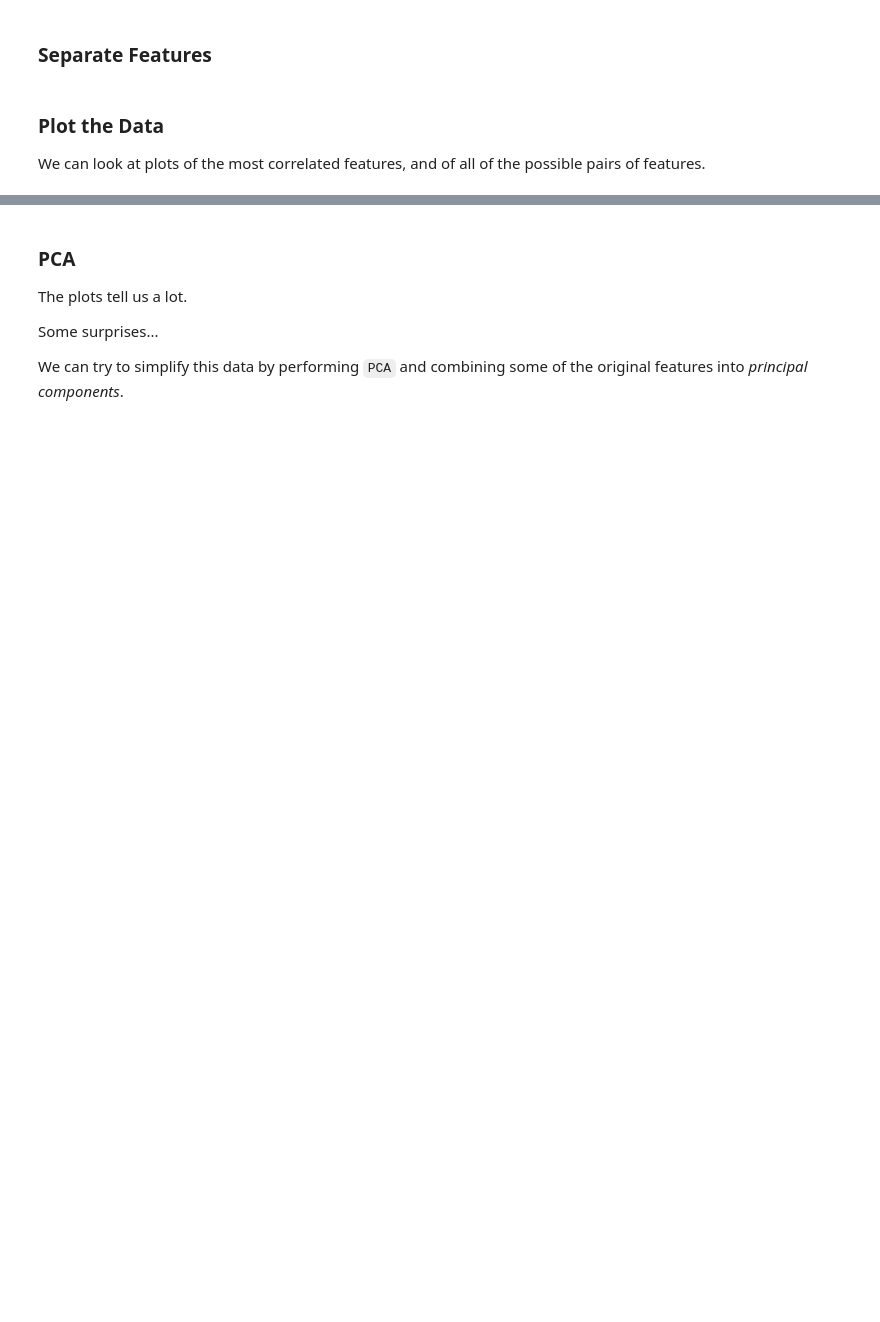
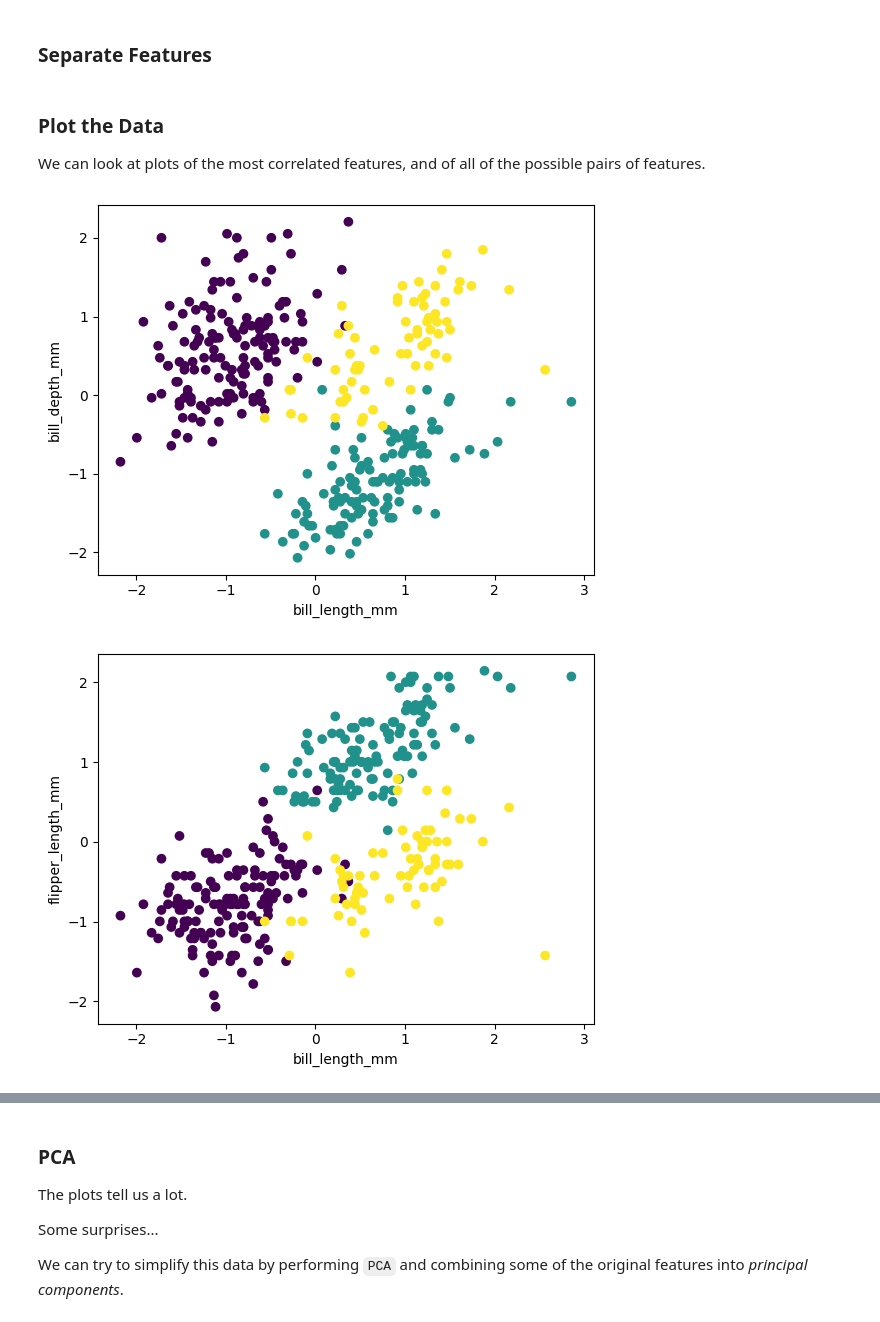
Before and after one commit to yiwang24idmmachinelearning/WK10, a Jupyter notebook: WK10-pca.ipynb, the cells around one changed output, grey strips where cells are left out. Saved outputs shown, nothing was run; the diff lists cells and outputs as text; code cells hidden in the pictures; blank space fills up the shorter version.

```diff
--- a/WK10-pca.ipynb
+++ b/WK10-pca.ipynb
@@ -39,3 +64,11 @@ penguins_scaled_df = "..."
+# %%
+# TODO: Scale data
+scaler = StandardScaler()
+penguins_scaled_df = StandardScaler()
+
+penguin_features_df = penguins_df.drop(columns=["species","label"])
+
+penguins_scaled_df = scaler.fit_transform(penguin_features_df)
 # %% [markdown]
 ### Covariances
 
@@ -50,27 +92,30 @@ Now that we have scaled data we can look at covariance tables.
 # %%
 # TODO: Separate features from the scaled full DataFrame
 
-penguins_features_df = "..."
+penguins_features_df = pd.DataFrame(penguins_scaled_df, columns=penguin_features_df.columns)
 # %% [markdown]
 ### Plot the Data
 
 We can look at plots of the most correlated features, and of all of the possible pairs of features.
 # %%
 # TOP CORRELATED FEATURES
-top_features = ["", "", ""]
+top_features = ["bill_length_mm", "bill_depth_mm", "flipper_length_mm"]
 for i,cx in enumerate(top_features):
   for j,cy in enumerate(top_features):
     if j > i:
       plt.scatter(penguins_features_df[cx], penguins_features_df[cy], c=penguins_df["label"])
       plt.xlabel(cx)
       plt.ylabel(cy)
       plt.show()
 
 # ALL FEATURES
 for i,cx in enumerate(penguins_features_df.columns):
   for j,cy in enumerate(penguins_features_df.columns):
     if j > i:
       plt.scatter(penguins_features_df[cx], penguins_features_df[cy], c=penguins_df["label"])
       plt.xlabel(cx)
       plt.ylabel(cy)
       plt.show()
+# %% [output]
+[figure, added]
+[figure, added]
```
Also changed, not shown: parts of 8 cells of this notebook, 2 other files.
